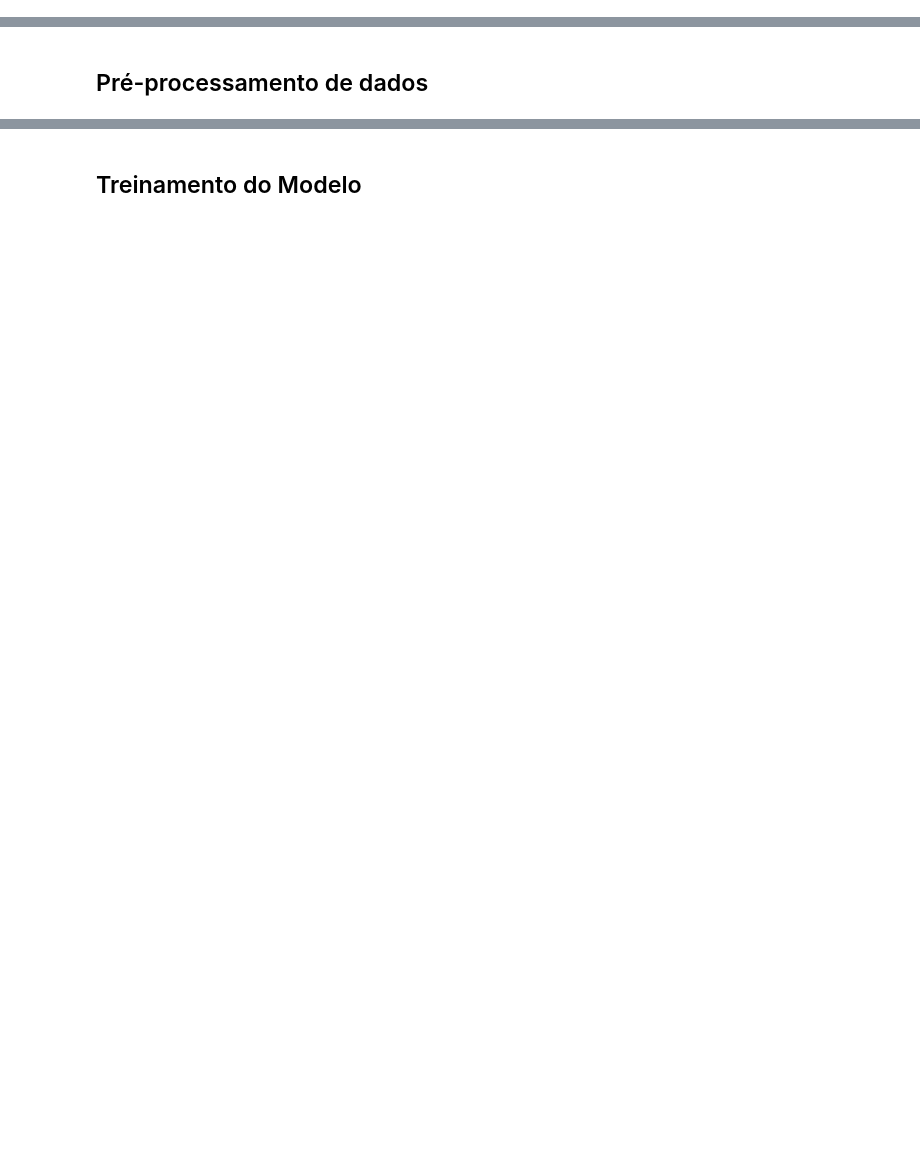
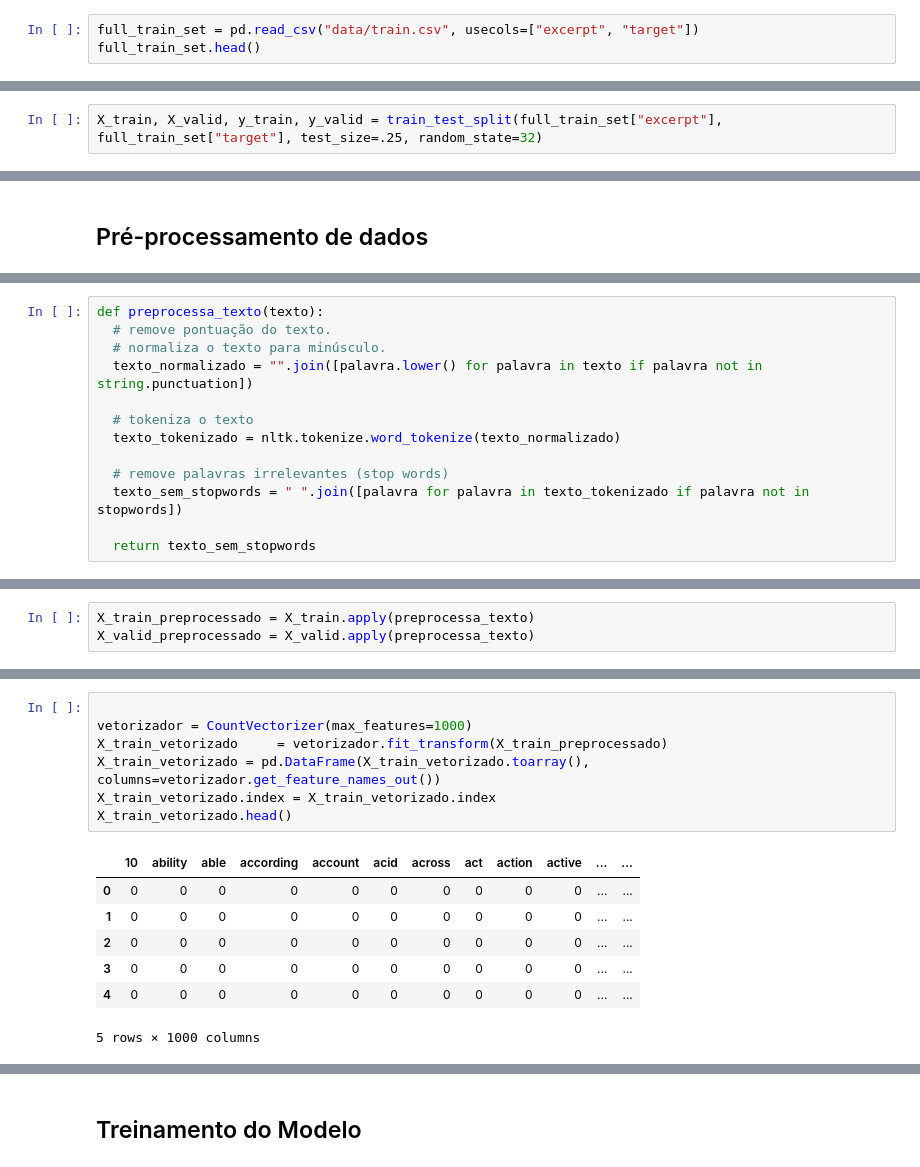
Before and after one commit to gomesluiz/commonlit-readability-predicting, a Jupyter notebook: make_model.ipynb, the cells around one changed output, grey strips where cells are left out. Saved outputs shown, nothing was run; the diff lists cells and outputs as text; blank space fills up the shorter version.

```diff
--- a/make_model.ipynb
+++ b/make_model.ipynb
@@ -19,3 +38,6 @@ import pandas as pd
 **Arquivos**
 * train.csv
 * test.csv
+# %%
+full_train_set = pd.read_csv("data/train.csv", usecols=["excerpt", "target"])
+full_train_set.head()
@@ -21,0 +51,2 @@ import pandas as pd
+# %%
+X_train, X_valid, y_train, y_valid = train_test_split(full_train_set["excerpt"], full_train_set["target"], test_size=.25, random_state=32)
@@ -33,0 +72,13 @@ import pandas as pd
+# %%
+def preprocessa_texto(texto):
+  # remove pontuação do texto.
+  # normaliza o texto para minúsculo.
+  texto_normalizado = "".join([palavra.lower() for palavra in texto if palavra not in string.punctuation])
+
+  # tokeniza o texto
+  texto_tokenizado = nltk.tokenize.word_tokenize(texto_normalizado)
+
+  # remove palavras irrelevantes (stop words)
+  texto_sem_stopwords = " ".join([palavra for palavra in texto_tokenizado if palavra not in stopwords])
+
+  return texto_sem_stopwords
@@ -33,0 +99,3 @@ import pandas as pd
+# %%
+X_train_preprocessado = X_train.apply(preprocessa_texto)
+X_valid_preprocessado = X_valid.apply(preprocessa_texto)
@@ -33,0 +117,15 @@ import pandas as pd
+# %%
+
+vetorizador = CountVectorizer(max_features=1000)
+X_train_vetorizado     = vetorizador.fit_transform(X_train_preprocessado)
+X_train_vetorizado = pd.DataFrame(X_train_vetorizado.toarray(), columns=vetorizador.get_feature_names_out())
+X_train_vetorizado.index = X_train_vetorizado.index
+X_train_vetorizado.head()
+# %% [output]
+|  | 10 | ability | able | according | account | acid | across | act | action | active | ... | ... |
+| 0 | 0 | 0 | 0 | 0 | 0 | 0 | 0 | 0 | 0 | 0 | ... | ... |
+| 1 | 0 | 0 | 0 | 0 | 0 | 0 | 0 | 0 | 0 | 0 | ... | ... |
+| 2 | 0 | 0 | 0 | 0 | 0 | 0 | 0 | 0 | 0 | 0 | ... | ... |
+| 3 | 0 | 0 | 0 | 0 | 0 | 0 | 0 | 0 | 0 | 0 | ... | ... |
+| 4 | 0 | 0 | 0 | 0 | 0 | 0 | 0 | 0 | 0 | 0 | ... | ... |
+5 rows × 1000 columns
```
Also changed, not shown: parts of 10 cells of this notebook.
